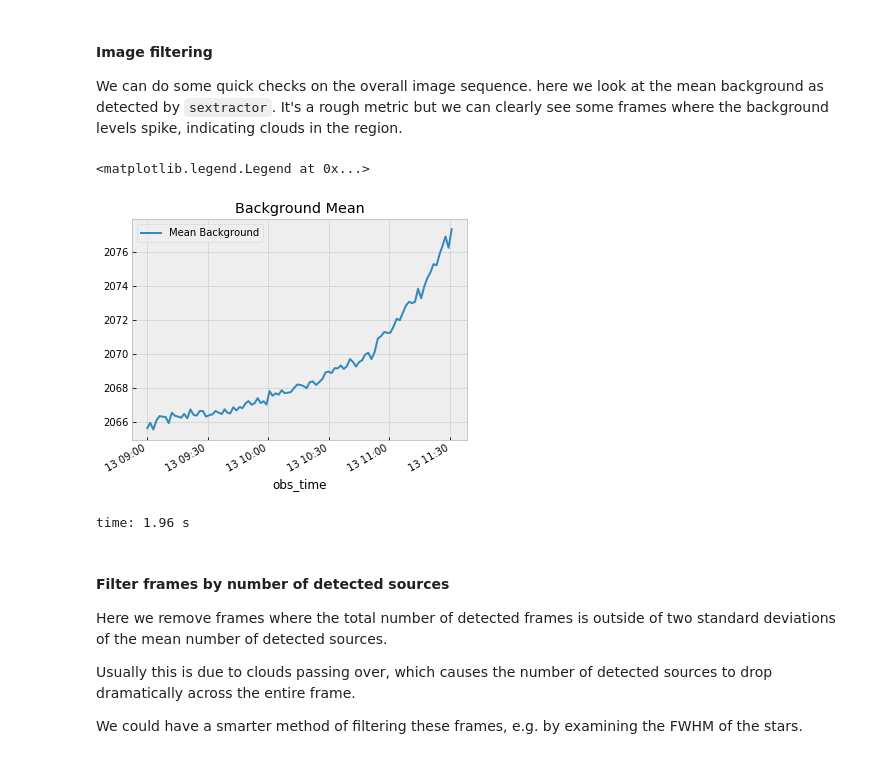
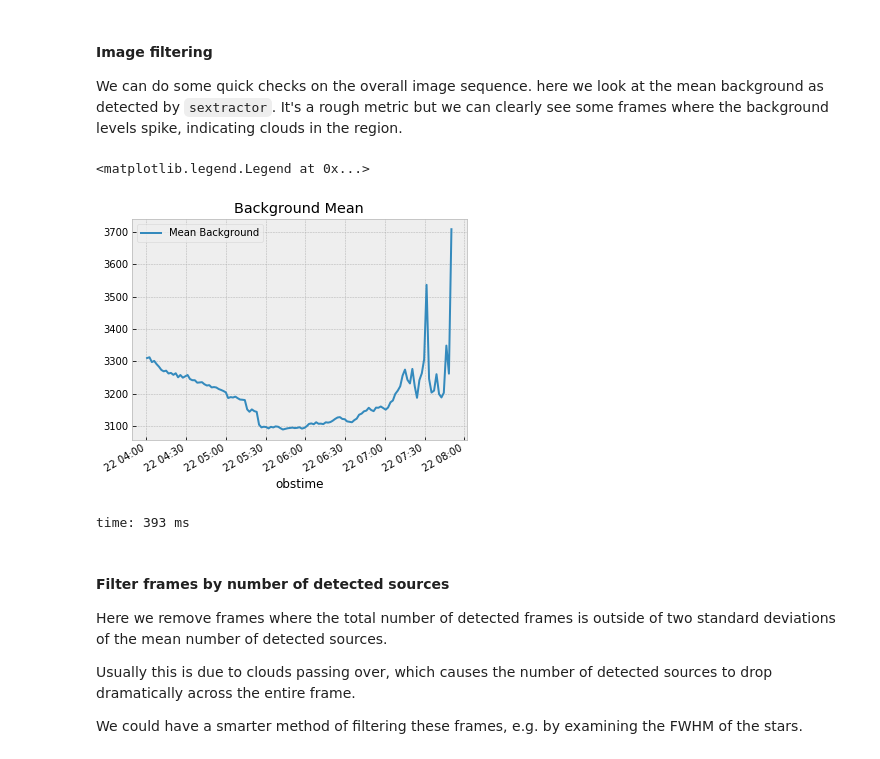
Before and after one commit to panoptes/panoptes-pipeline, a Jupyter notebook: notebooks/processing/PIAA-Source-Detection-And-Filtering.ipynb, the cells around one changed output. Saved outputs shown, nothing was run; the diff lists cells and outputs as text; code cells hidden in the pictures.

```diff
--- a/notebooks/processing/PIAA-Source-Detection-And-Filtering.ipynb
+++ b/notebooks/processing/PIAA-Source-Detection-And-Filtering.ipynb
@@ -31,7 +31,7 @@ time: 719 µs
 # %%
-base_dir = os.path.join(fields_dir, 'PAN001/Hd189733/14d3bd/20180913T085704')
-base_dir = os.path.join(fields_dir, 'PAN001/Hd189733/ee04d1/20180913T085704')
-# base_dir = os.path.join(fields_dir, 'PAN012/Hd189733/358d0f/20180822T035809')
+# base_dir = os.path.join(fields_dir, 'PAN001/Hd189733/14d3bd/20180913T085704')
+# base_dir = os.path.join(fields_dir, 'PAN001/Hd189733/ee04d1/20180913T085704')
+base_dir = os.path.join(fields_dir, 'PAN012/Hd189733/358d0f/20180822T035809')
 # base_dir = os.path.join(fields_dir, 'PAN001/Wasp50/ee04d1/20181215T050712')
 
 base_dir
@@ -118,13 +118,13 @@ The filtering for the `PAN012` HD189733 data set involves the steps below. At th
 We can do some quick checks on the overall image sequence. here we look at the mean background as detected by `sextractor`. It's a rough metric but we can clearly see some frames where the background levels spike, indicating clouds in the region.
 # %%
 plt.figure(figsize=(6, 4.5))
-observation_sources.groupby('obs_time').background.mean().plot(label='Mean Background')
+observation_sources.groupby('obstime').background.mean().plot(label='Mean Background')
 plt.title(f'Background Mean')
 plt.legend()
 # %% [output]
 <matplotlib.legend.Legend at 0x...>
-[figure, old version]
+[figure, new version]
-time: 1.96 s
+time: 393 ms
 # %% [markdown]
 #### Filter frames by number of detected sources
 
```
Also changed, not shown: parts of 27 cells of this notebook, 11 other files.
